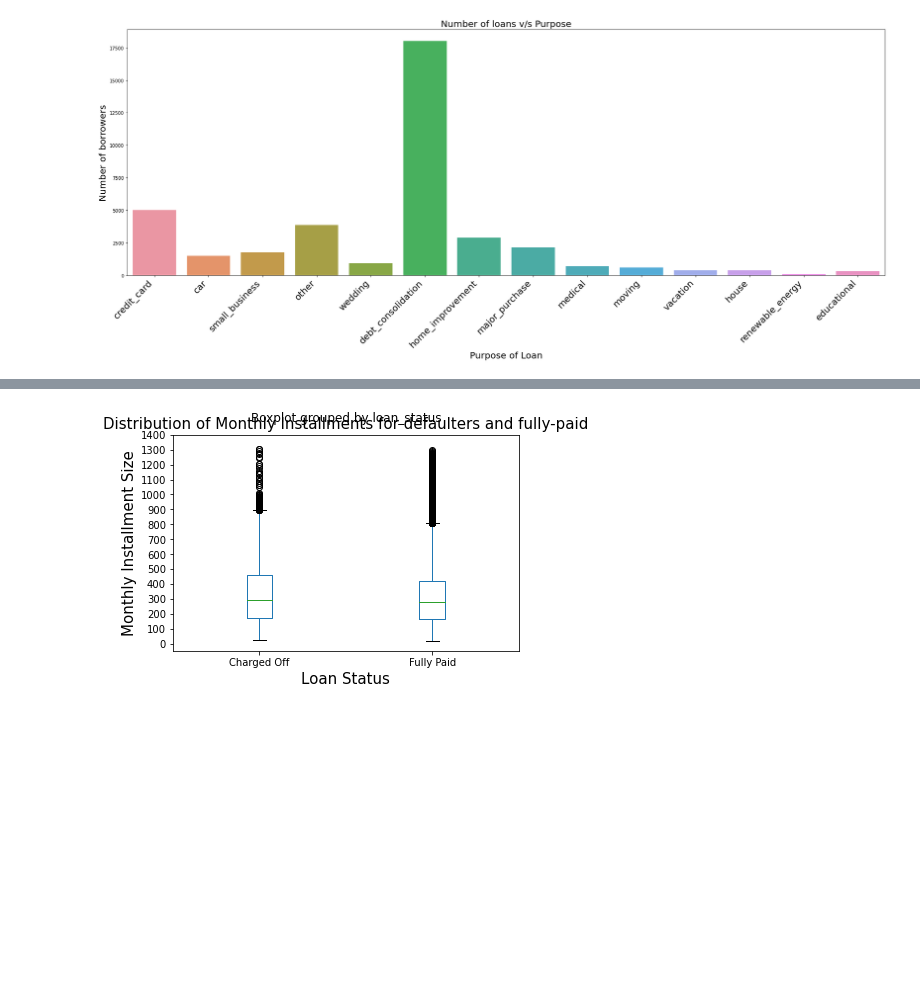
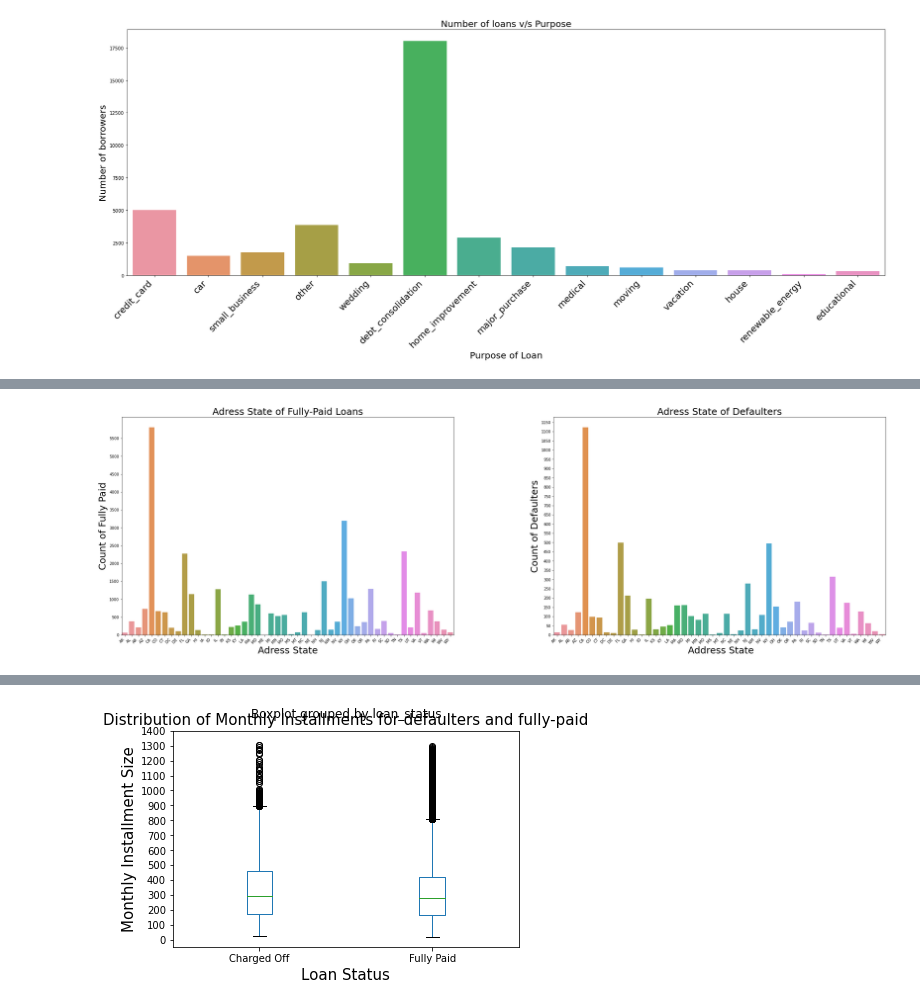
Before and after one commit to DrParulShah/Lending_Club_Project, a Jupyter notebook: Group_Facilitator_ParulShah.ipynb, the cells around one changed output, grey strips where cells are left out. Drawn from its saved outputs; the diff is of its cells as text; code cells hidden in the pictures; blank space fills up the shorter version.

```diff
--- a/Group_Facilitator_ParulShah.ipynb
+++ b/Group_Facilitator_ParulShah.ipynb
@@ -801,0 +802,40 @@ plt.show()
+# %%
+# Analysis of Adress State v/s Risk
+f = plt.figure()
+f.set_figwidth(35)
+f.set_figheight(10)
+
+
+data_state_paid = data_filtered[data_filtered['loan_status'] == 'Fully Paid']
+plt.subplot(1, 2, 1)
+plt.title('Adress State of Fully-Paid Loans', fontsize = 25)
+plt.xticks(rotation=45,fontsize = 10, ha='right')
+sb.countplot(sorted(data_state_paid['addr_state']))
+plt.yticks(np.arange(0, 6000, 500))
+plt.ylabel('Count of Fully Paid', fontsize = 25)
+plt.xlabel("Adress State", fontsize = 25)
+
+
+
+
+data_state_defaulter = data_filtered[data_filtered['loan_status'] == 'Charged Off']
+plt.subplot(1, 2, 2)
+plt.title('Adress State of Defaulters', fontsize = 25)
+plt.xticks(rotation=45,fontsize = 10, ha='right')
+sb.countplot(sorted(data_state_defaulter['addr_state']))
+plt.yticks(np.arange(0, 1200, 50))
+plt.ylabel('Count of Defaulters', fontsize = 25)
+plt.xlabel(" Address State", fontsize = 25)
+
+
+
+plt.subplots_adjust(left=0.1,
+                    bottom=0.1,
+                    right=0.9,
+                    top=0.9,
+                    wspace=0.3,
+                    hspace=0.5)
+
+plt.show()
+# %% [output]
+[figure, added]
```
Also changed, not shown: parts of 74 cells of this notebook, 2 other files.
